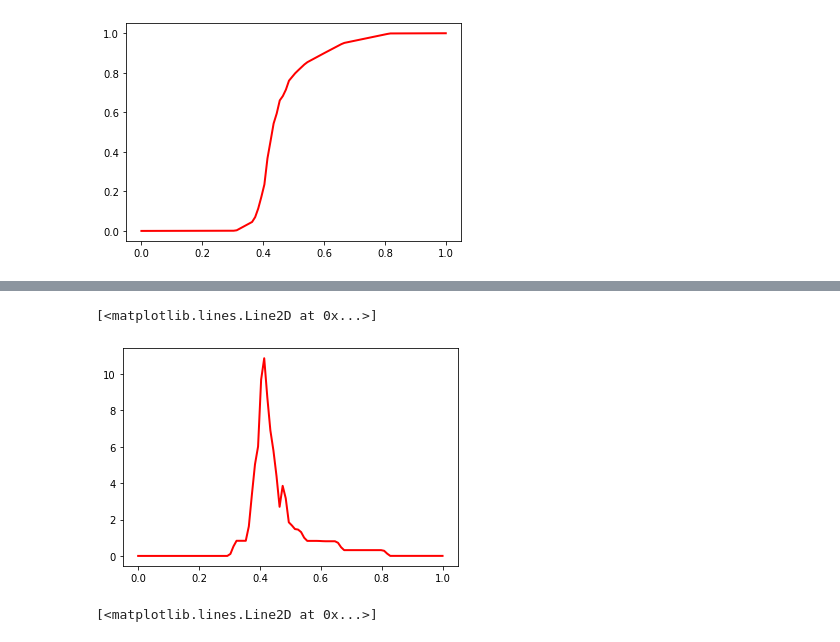
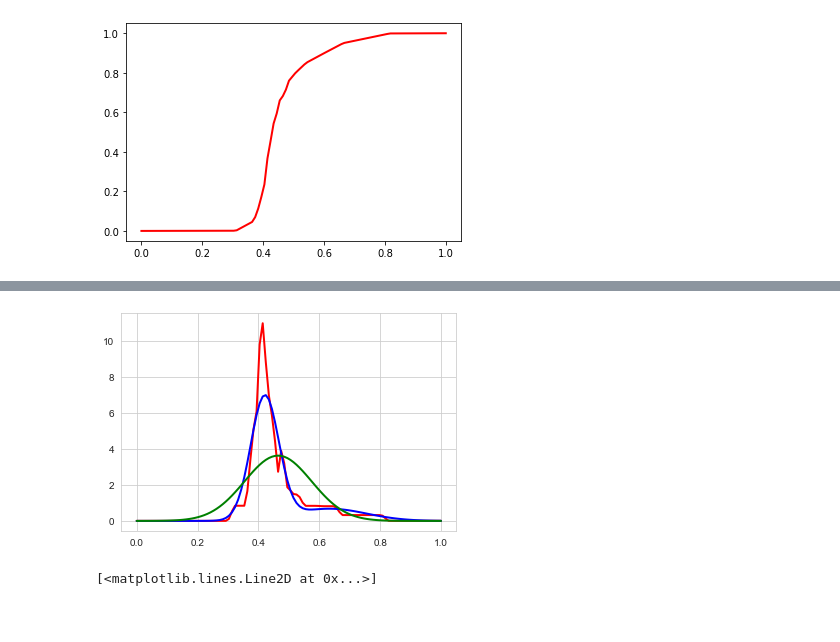
Before and after one commit to ujohn33/Predict-Optimize-Revise, a Jupyter notebook: notebooks/pdf_from_quantiles.ipynb, the cells around one changed output, grey strips where cells are left out. Saved outputs shown, nothing was run; the diff lists cells and outputs as text; code cells hidden in the pictures.

```diff
--- a/notebooks/pdf_from_quantiles.ipynb
+++ b/notebooks/pdf_from_quantiles.ipynb
@@ -129,10 +121,25 @@ plt.plot(x, pdf, 'r-', lw=2)
-# %%
-# normalized pdf so that area under the curve is 1
-pdf = pdf / np.trapz(pdf, x)
-plt.plot(x, pdf, 'r-', lw=2)
-# %% [output]
-[<matplotlib.lines.Line2D at 0x...>]
-[figure, removed]
+# %%
+# calculate the derivative of the CDF to obtain an estimate of the PDF
+dx = 0.01
+pdf = np.gradient(cdf(x), dx)
+plt.plot(x, pdf, 'r-', lw=2)
+# fit a two-component Gaussian mixture model to the data
+gmm = GaussianMixture(n_components=2, covariance_type='full').fit(qts_temp.values.reshape(-1,1))
+# generate a range of x values for the plot
+x = np.linspace(0, 1, 100)
+# evaluate the PDF at each x value
+y = np.exp(gmm.score_samples(x.reshape(-1,1)))
+# plot the PDF
+plt.plot(x, y, 'b-', lw=2)
+mu, std = norm.fit(qts_temp)
+# Evaluate the PDF at each x value
+y = norm.pdf(x, mu, std)
+
+# Plot the PDF
+plt.plot(x, y, 'g-', lw=2)
+plt.show()
+# %% [output]
+[figure, added]
 # %%
 # fit a two-component Gaussian mixture model to the data
 gmm = GaussianMixture(n_components=2, covariance_type='full').fit(qts_temp.values.reshape(-1,1))
```
Also changed, not shown: parts of 4 cells of this notebook, 1 other file.
